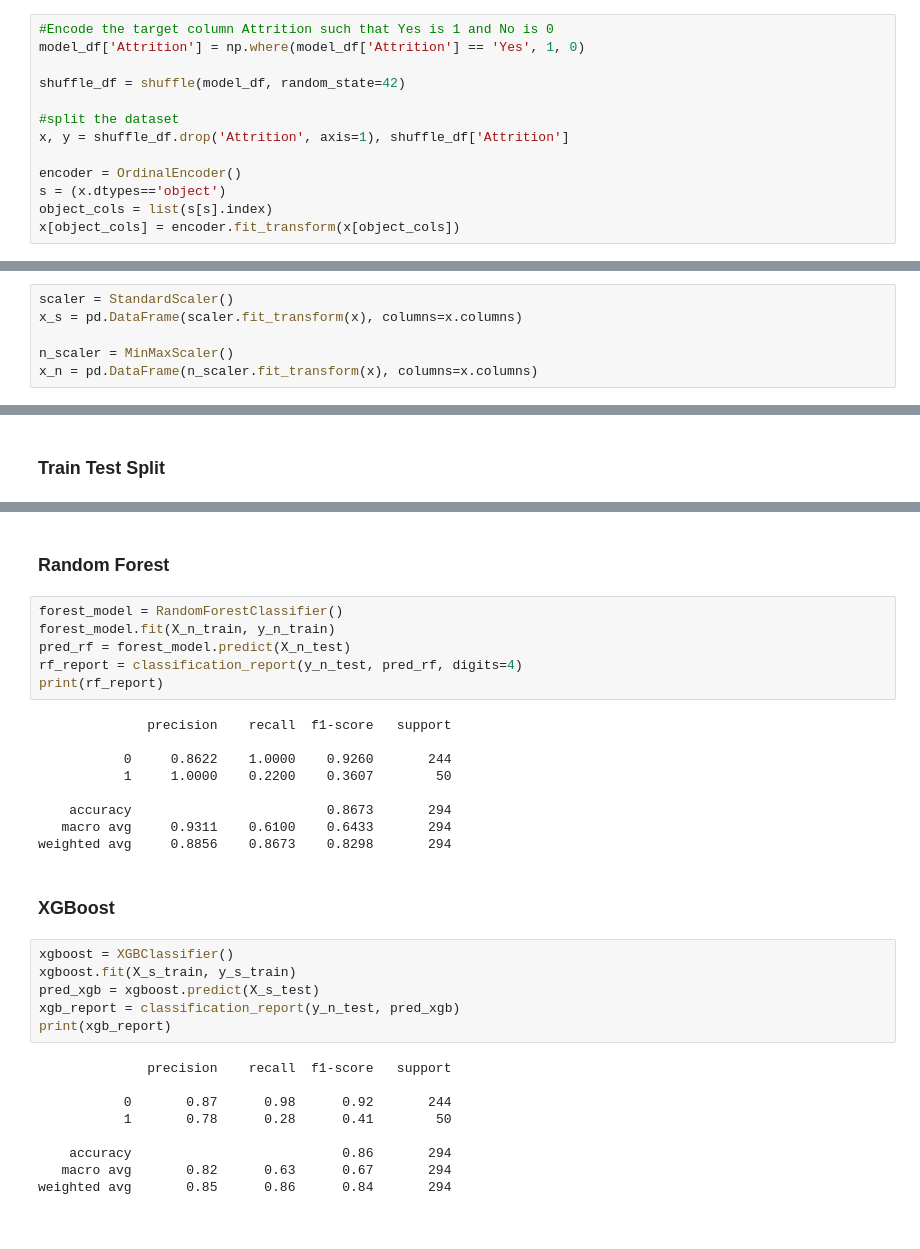
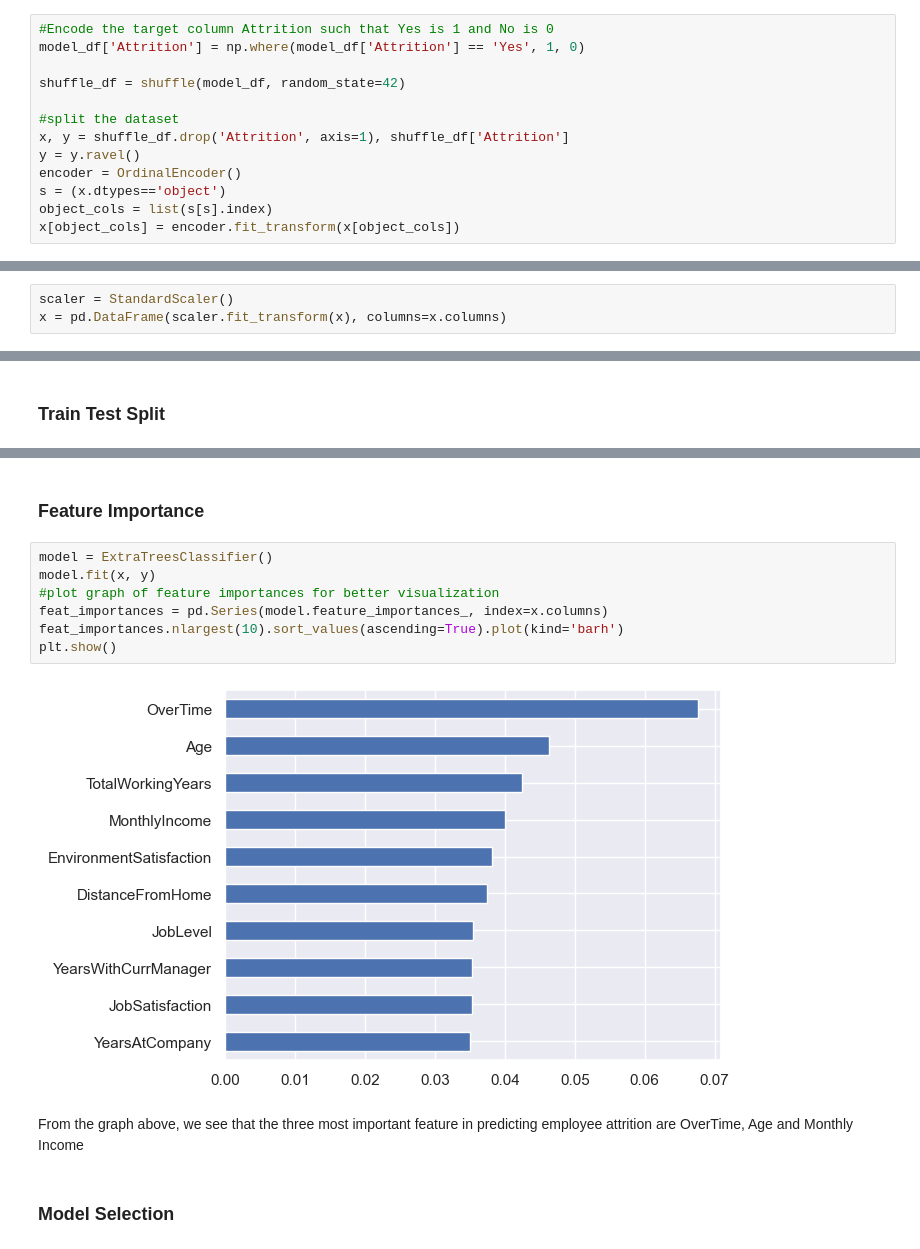
Before and after one commit to Imokut/SVM, a Jupyter notebook: main.ipynb, the cells around one changed output, grey strips where cells are left out. Cells and saved outputs as stored; diff of their text form.

```diff
--- a/main.ipynb
+++ b/main.ipynb
@@ -503,7 +517,7 @@ shuffle_df = shuffle(model_df, random_state=42)
 
 #split the dataset
 x, y = shuffle_df.drop('Attrition', axis=1), shuffle_df['Attrition']
-
+y = y.ravel()
 encoder = OrdinalEncoder()
 s = (x.dtypes=='object')
 object_cols = list(s[s].index)
@@ -514,9 +528,6 @@ x[object_cols] = encoder.fit_transform(x[object_cols])
 # %%
 scaler = StandardScaler()
-x_s = pd.DataFrame(scaler.fit_transform(x), columns=x.columns)
-
-n_scaler = MinMaxScaler()
-x_n = pd.DataFrame(n_scaler.fit_transform(x), columns=x.columns)
+x = pd.DataFrame(scaler.fit_transform(x), columns=x.columns)
 # %% [markdown]
 ## Model Builing
 # %% [markdown]
@@ -545,34 +538,15 @@ weighted avg     0.8854    0.8912    0.8782       294
-# %% [markdown]
-### Random Forest
-# %%
-forest_model = RandomForestClassifier()
-forest_model.fit(X_n_train, y_n_train)
-pred_rf = forest_model.predict(X_n_test)
-rf_report = classification_report(y_n_test, pred_rf, digits=4)
-print(rf_report)
-# %% [output]
-              precision    recall  f1-score   support
-
-           0     0.8622    1.0000    0.9260       244
-           1     1.0000    0.2200    0.3607        50
-
-    accuracy                         0.8673       294
-   macro avg     0.9311    0.6100    0.6433       294
-weighted avg     0.8856    0.8673    0.8298       294
-# %% [markdown]
-### XGBoost
-# %%
-xgboost = XGBClassifier()
-xgboost.fit(X_s_train, y_s_train)
-pred_xgb = xgboost.predict(X_s_test)
-xgb_report = classification_report(y_n_test, pred_xgb)
-print(xgb_report)
-# %% [output]
-              precision    recall  f1-score   support
-
-           0       0.87      0.98      0.92       244
-           1       0.78      0.28      0.41        50
-
-    accuracy                           0.86       294
-   macro avg       0.82      0.63      0.67       294
-weighted avg       0.85      0.86      0.84       294
+# %% [markdown]
+### Feature Importance
+# %%
+model = ExtraTreesClassifier()
+model.fit(x, y)
+#plot graph of feature importances for better visualization
+feat_importances = pd.Series(model.feature_importances_, index=x.columns)
+feat_importances.nlargest(10).sort_values(ascending=True).plot(kind='barh')
+plt.show()
+# %% [output]
+[figure, added]
+# %% [markdown]
+From the graph above, we see that the three most important feature in predicting employee attrition are OverTime, Age and Monthly Income
+# %% [markdown]
+### Model Selection
```
Also changed, not shown: parts of 17 cells of this notebook.
